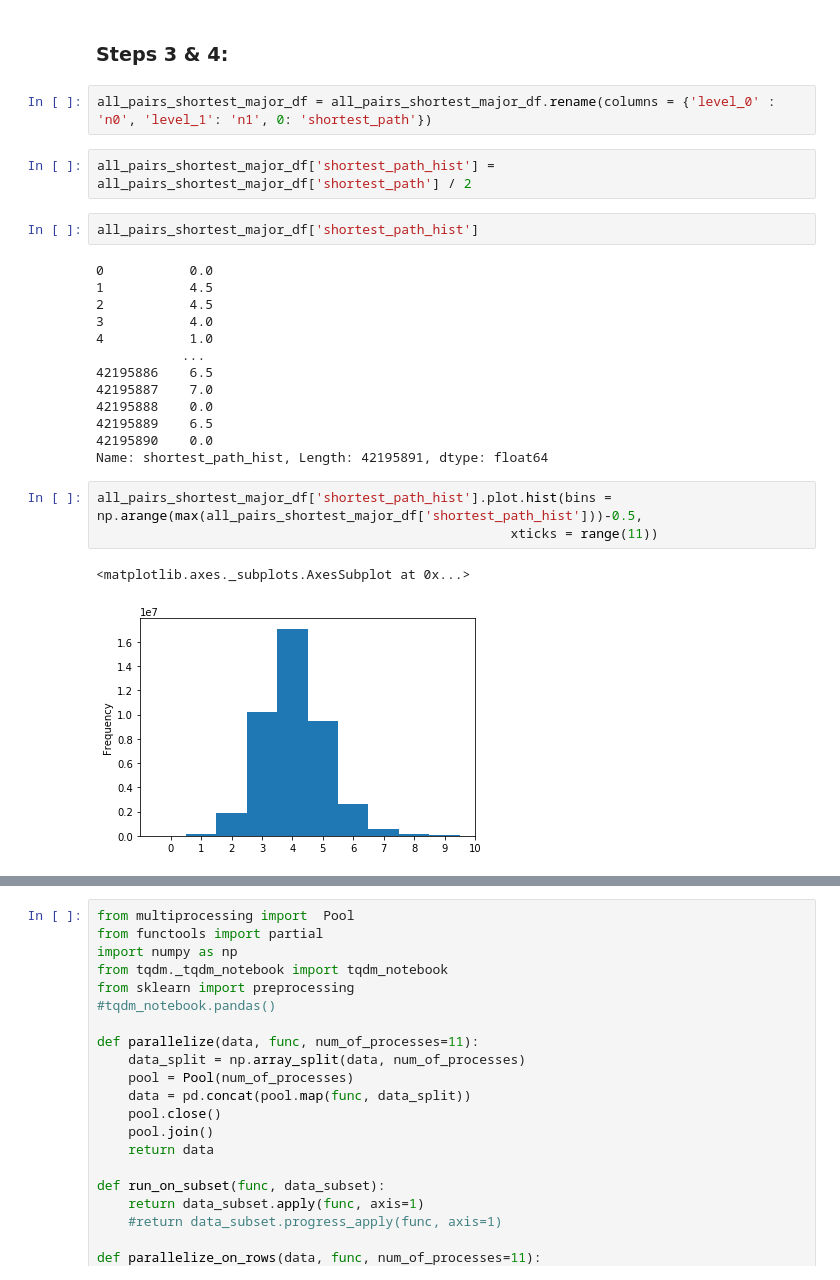
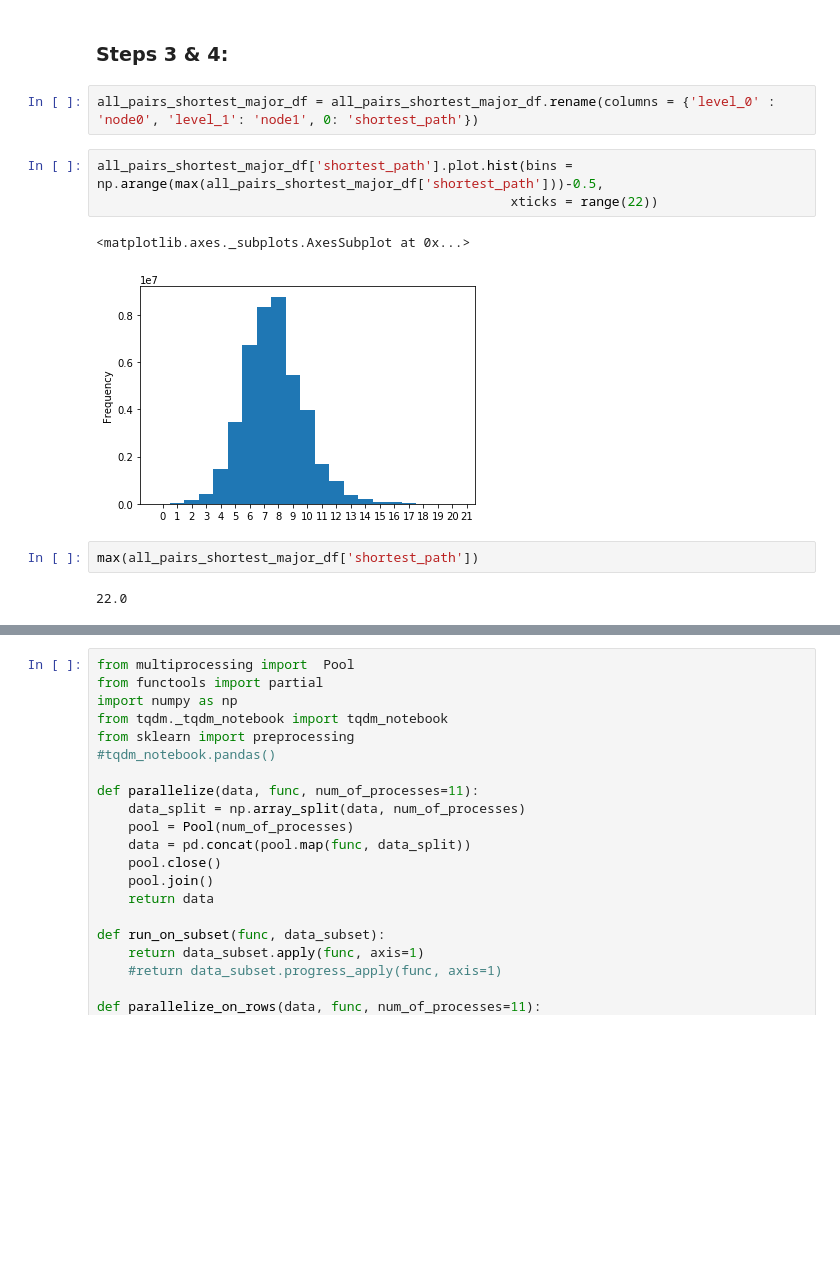
Before and after one commit to fhooton/DeepDrugRepurposer, a Jupyter notebook: Network Investigation.ipynb, the cells around one changed output, grey strips where cells are left out. Drawn from its saved outputs; the diff is of its cells as text; blank space fills up the shorter version.

```diff
--- a/Network Investigation.ipynb
+++ b/Network Investigation.ipynb
@@ -436,27 +456,14 @@ drug_target_interactions_major_df = pd.merge(drug_target_interactions, drug_targ
 # %% [markdown]
 ### Steps 3 & 4:
 # %%
-all_pairs_shortest_major_df = all_pairs_shortest_major_df.rename(columns = {'level_0' : 'n0', 'level_1': 'n1', 0: 'shortest_path'})
+all_pairs_shortest_major_df = all_pairs_shortest_major_df.rename(columns = {'level_0' : 'node0', 'level_1': 'node1', 0: 'shortest_path'})
+# %%
+all_pairs_shortest_major_df['shortest_path'].plot.hist(bins = np.arange(max(all_pairs_shortest_major_df['shortest_path']))-0.5,
+                                                     xticks = range(22))
+# %% [output]
+<matplotlib.axes._subplots.AxesSubplot at 0x...>
+[figure, added]
 # %%
-all_pairs_shortest_major_df['shortest_path_hist'] = all_pairs_shortest_major_df['shortest_path'] / 2
+max(all_pairs_shortest_major_df['shortest_path'])
+# %% [output]
+22.0
-# %%
-all_pairs_shortest_major_df['shortest_path_hist']
-# %% [output]
-0           0.0
-1           4.5
-2           4.5
-3           4.0
-4           1.0
-           ...
-42195886    6.5
-42195887    7.0
-42195888    0.0
-42195889    6.5
-42195890    0.0
-Name: shortest_path_hist, Length: 42195891, dtype: float64
-# %%
-all_pairs_shortest_major_df['shortest_path_hist'].plot.hist(bins = np.arange(max(all_pairs_shortest_major_df['shortest_path_hist']))-0.5,
-                                                     xticks = range(11))
-# %% [output]
-<matplotlib.axes._subplots.AxesSubplot at 0x...>
-[figure, removed]
```
Also changed, not shown: parts of 11 cells of this notebook, 1 other file.
